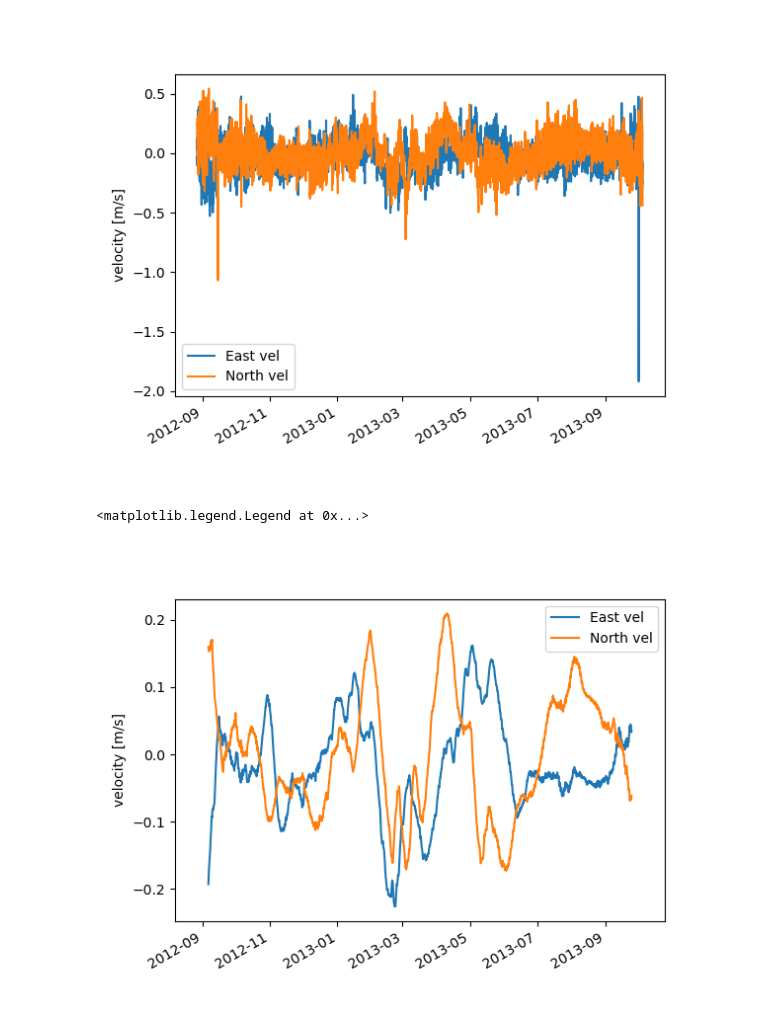
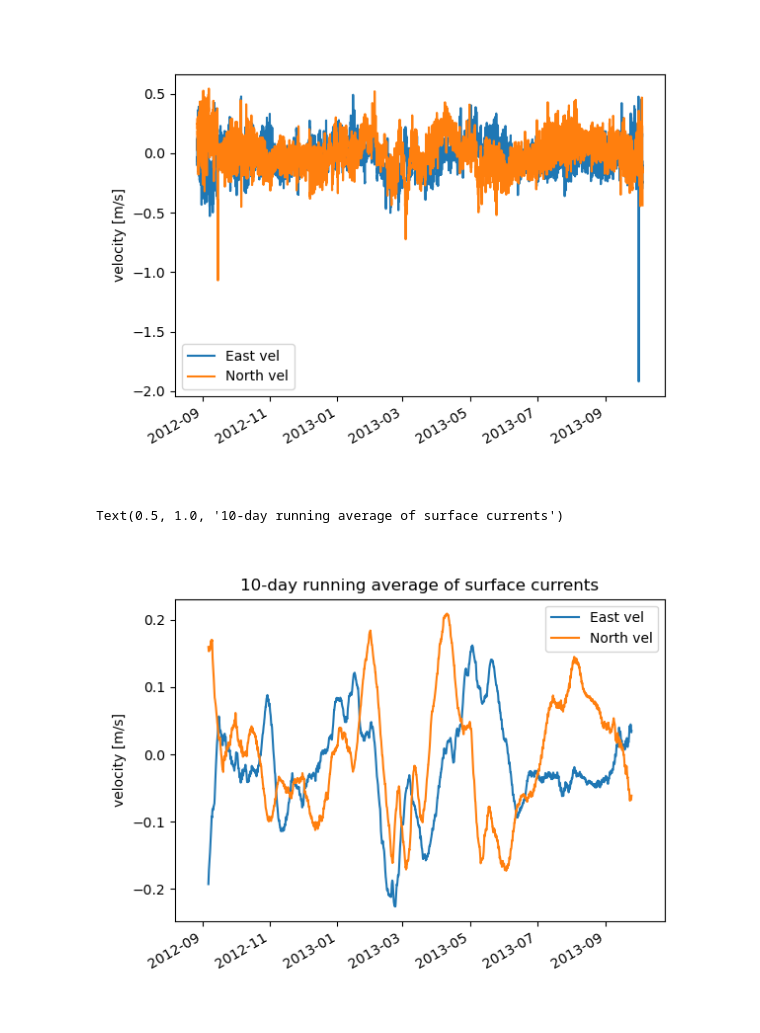
Before and after one commit to jtomfarrar/SPURS_met_flux_plots, a Jupyter notebook: code/SPURS_surface_currents.ipynb, the cells around one changed output. Drawn from its saved outputs; the diff is of its cells as text; code cells hidden in the pictures.

```diff
--- a/code/SPURS_surface_currents.ipynb
+++ b/code/SPURS_surface_currents.ipynb
@@ -83,7 +129,7 @@ except:
     u = mat['east']
     v = mat['north']
 # %%
-time = [tt.matlab2datetime(i) for i in mday]
+time = [matlab2datetime(i) for i in mday]
 # %%
 time[0:3]
 # %% [output]
@@ -111,11 +157,12 @@ plt.legend(['East vel','North vel'])
 # %%
 plt.figure()
 plt.plot(time,ulow)
 plt.plot(time,vlow)
 fig = plt.gcf()
 fig.autofmt_xdate()
 plt.ylabel('velocity [m/s]')
 plt.legend(['East vel','North vel'])
+plt.title('10-day running average of surface currents')
 # %% [output]
-<matplotlib.legend.Legend at 0x...>
+Text(0.5, 1.0, '10-day running average of surface currents')
-[figure, old version]
+[figure, new version]
```
Also changed, not shown: parts of 3 cells of this notebook.
